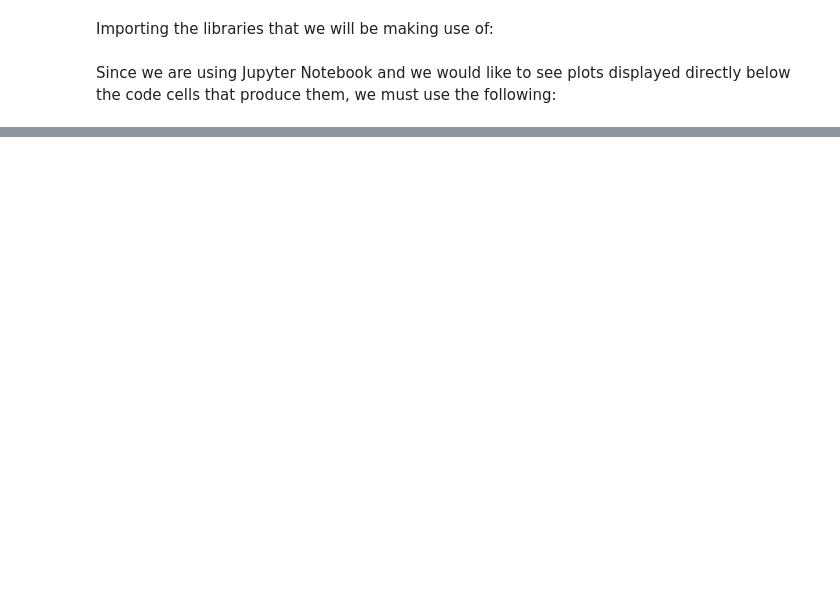
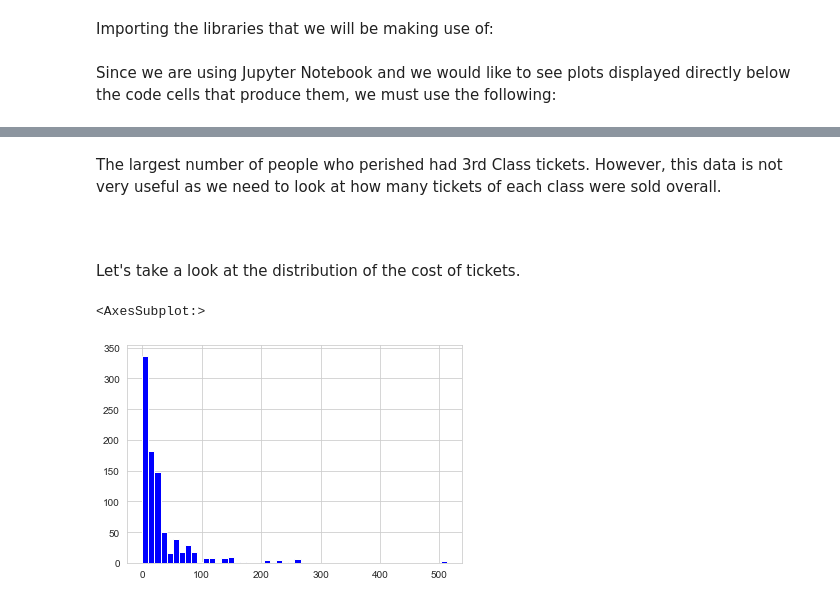
Before and after one commit to pritzp33/titanic_logistic_regression, a Jupyter notebook: Titanic - Logistic Regression.ipynb, the cells around one changed output, grey strips where cells are left out. Cells and saved outputs as stored; diff of their text form; code cells hidden in the pictures; blank space fills up the shorter version.

```diff
--- a/Titanic - Logistic Regression.ipynb
+++ b/Titanic - Logistic Regression.ipynb
@@ -26,0 +103,11 @@ titanic_train.head()
+# %% [markdown]
+The largest number of people who perished had 3rd Class tickets. However, this data is not very useful as we need to look at how many tickets of each class were sold overall.
+# %% [markdown]
+<br>
+# %% [markdown]
+Let's take a look at the distribution of the cost of tickets.
+# %%
+titanic_train['Fare'].hist(color='blue',bins=50)
+# %% [output]
+<AxesSubplot:>
+[figure, added]
```
Also changed, not shown: parts of 34 cells of this notebook.
